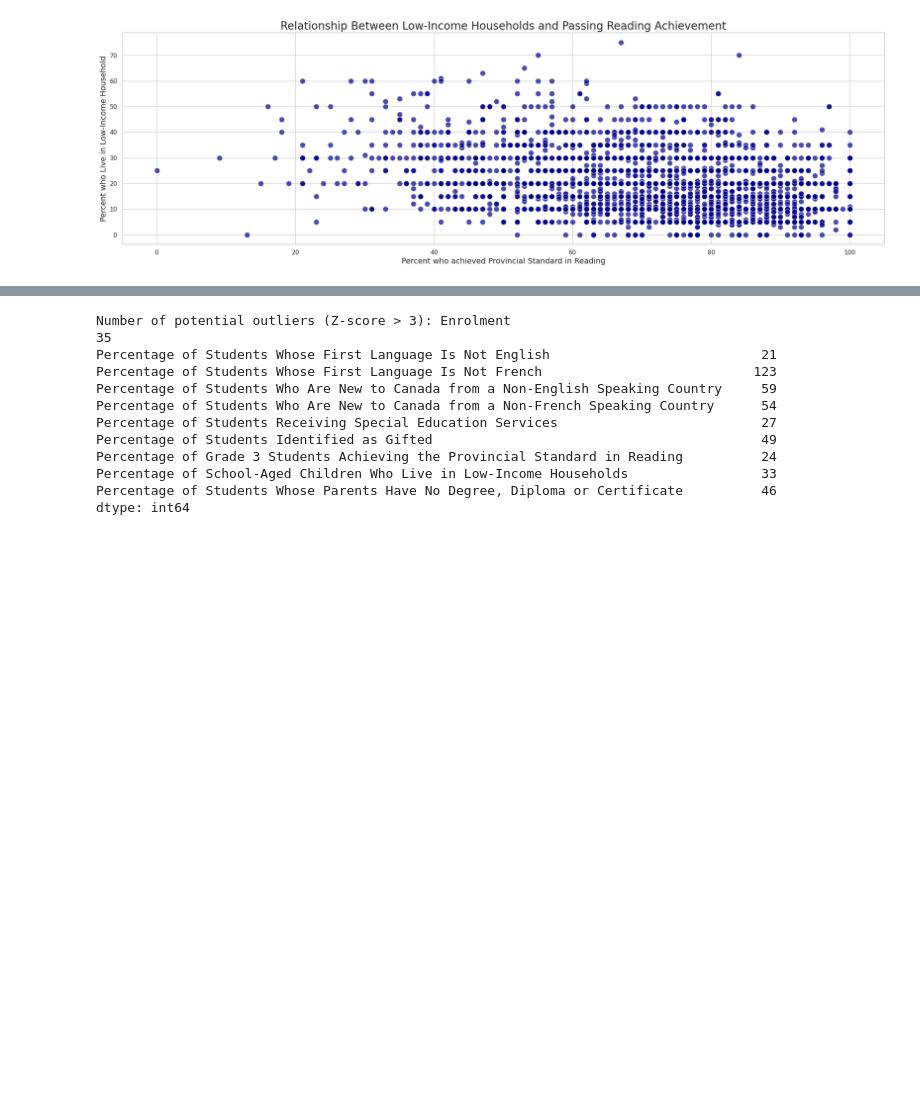
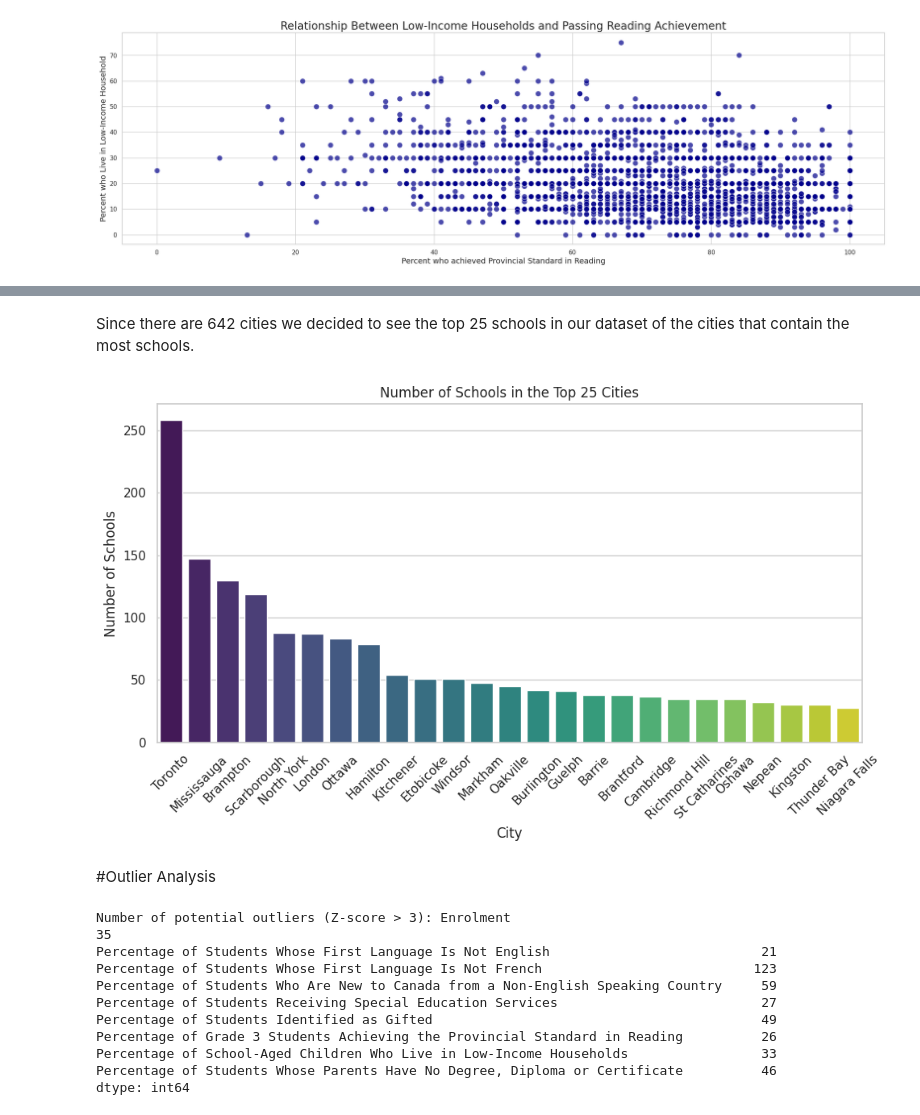
Before and after one commit to tea81/Final-Project, a Jupyter notebook: Final_Project.ipynb, the cells around one changed output, grey strips where cells are left out. Drawn from its saved outputs; the diff is of its cells as text; code cells hidden in the pictures; blank space fills up the shorter version.

```diff
--- a/Final_Project.ipynb
+++ b/Final_Project.ipynb
@@ -413,0 +489,6 @@ plt.show()
+# %%
+#Count the number of schools per city
+city_school_counts = third_grade_scores['City'].value_counts()
+
+#Print the counts to verify
+print(city_school_counts)
@@ -414,3 +509,26 @@ plt.show()
+# %% [markdown]
+Since there are 642 cities we decided to see the top 25 schools in our dataset of the cities that contain the most schools.
+# %%
+#Plot only the top 10 cities with the most schools
+top_cities = city_school_counts.head(25)
+
+#Plot the top 10 cities using a bar plot
+plt.figure(figsize=(10, 6))
+ax = sns.barplot(x=top_cities.index, y=top_cities.values, palette='viridis')
+plt.xticks(rotation=45)
+
+#Add labels and title
+plt.title('Number of Schools in the Top 25 Cities')
+plt.xlabel('City')
+plt.ylabel('Number of Schools')
+
+#Show the plot
+plt.tight_layout()
+plt.show()
+# %% [output]
+[figure, added]
+# %% [markdown]
+#Outlier Analysis
 # %%
 #Check for outliers
 #Import libraries
@@ -421,7 +539,6 @@ numeric_col = [
     'Percentage of Students Whose First Language Is Not English',
     'Percentage of Students Whose First Language Is Not French',
     'Percentage of Students Who Are New to Canada from a Non-English Speaking Country',
-    'Percentage of Students Who Are New to Canada from a Non-French Speaking Country',
     'Percentage of Students Receiving Special Education Services',
     'Percentage of Students Identified as Gifted',
     'Percentage of Grade 3 Students Achieving the Provincial Standard in Reading',
@@ -440,10 +557,9 @@ Number of potential outliers (Z-score > 3): Enrolment
 Percentage of Students Whose First Language Is Not English                           21
 Percentage of Students Whose First Language Is Not French                           123
 Percentage of Students Who Are New to Canada from a Non-English Speaking Country     59
-Percentage of Students Who Are New to Canada from a Non-French Speaking Country      54
 Percentage of Students Receiving Special Education Services                          27
 Percentage of Students Identified as Gifted                                          49
-Percentage of Grade 3 Students Achieving the Provincial Standard in Reading          24
+Percentage of Grade 3 Students Achieving the Provincial Standard in Reading          26
 Percentage of School-Aged Children Who Live in Low-Income Households                 33
 Percentage of Students Whose Parents Have No Degree, Diploma or Certificate          46
 dtype: int64
```
Also changed, not shown: parts of 32 cells of this notebook.
